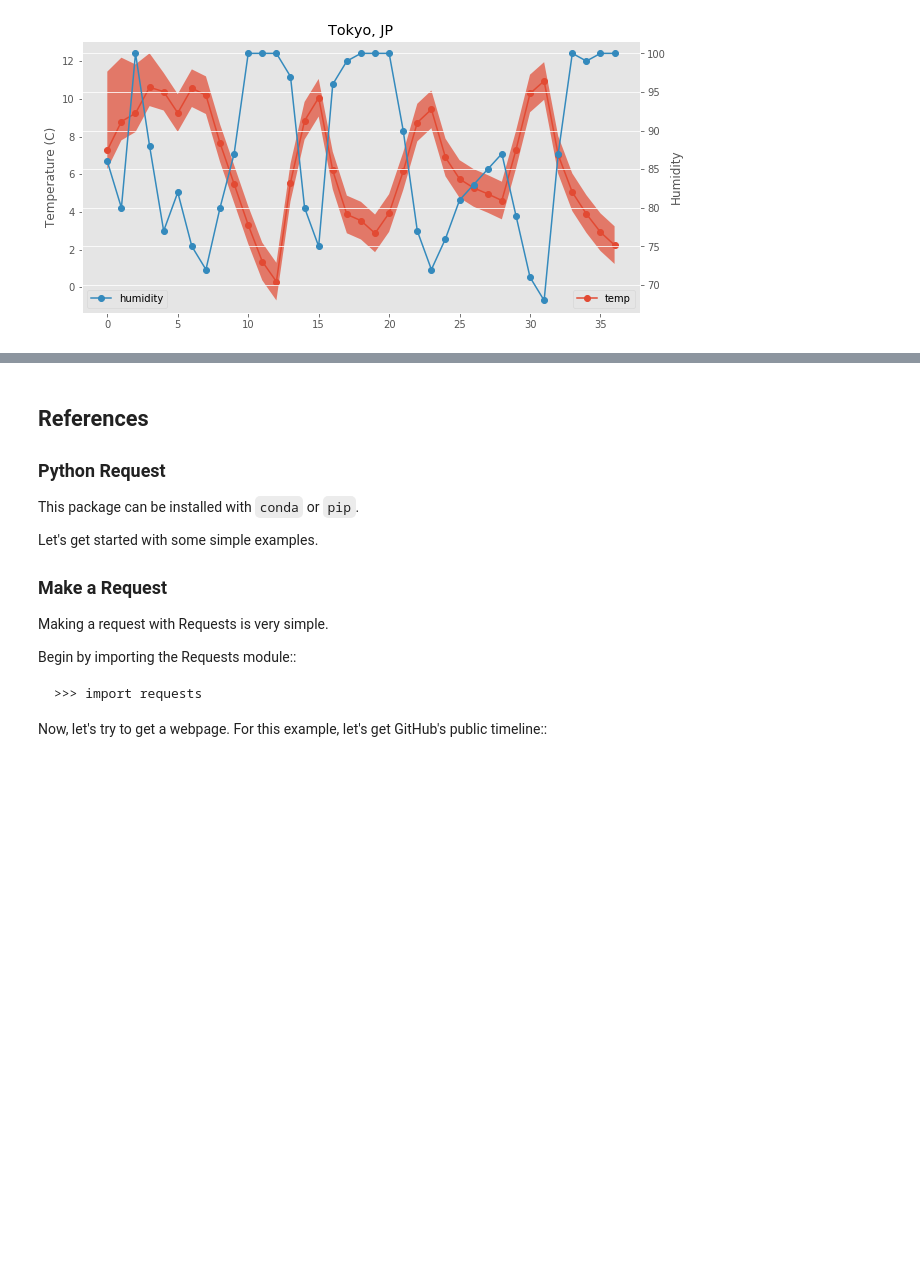
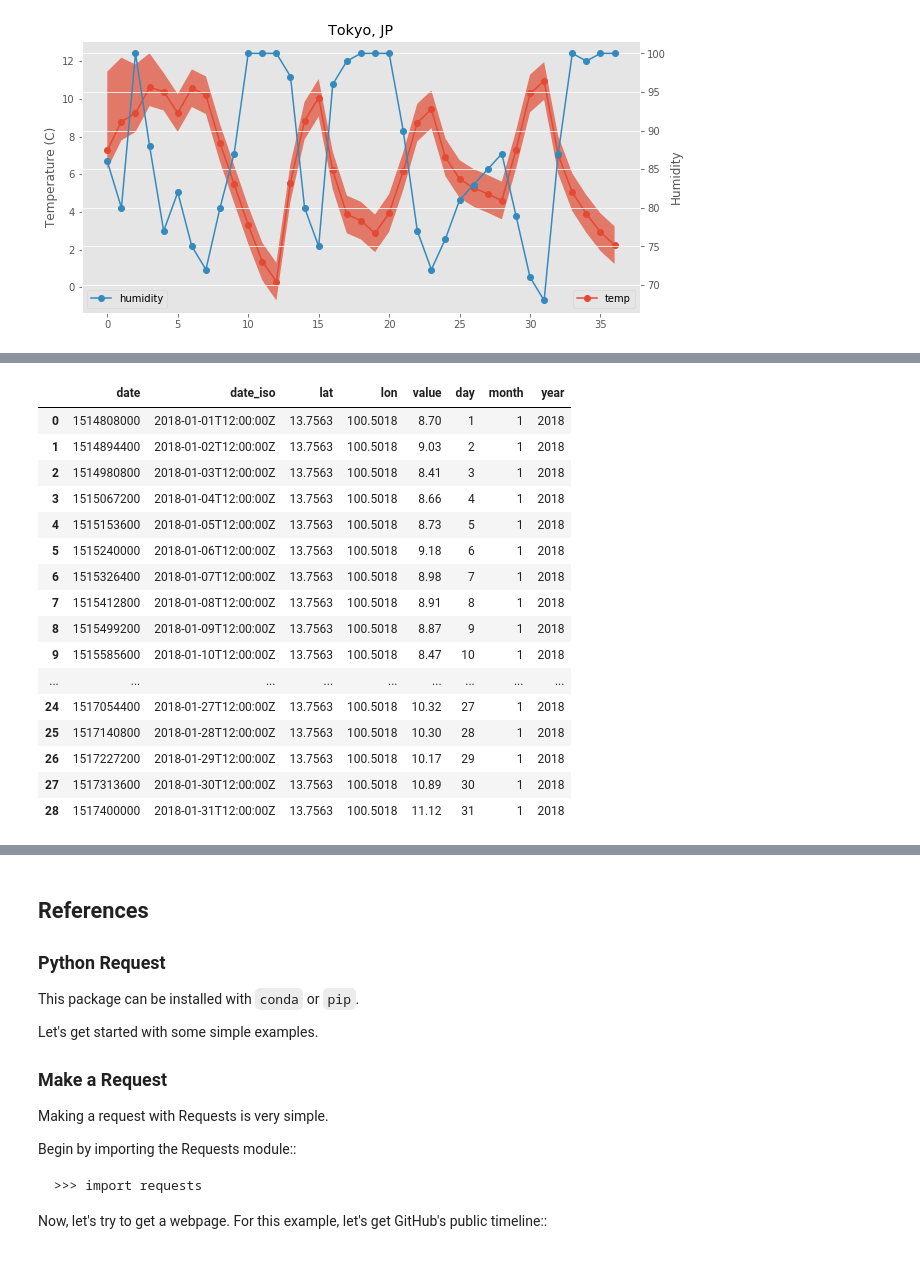
Before and after one commit to jarhan/data-mining, a Jupyter notebook: lect03/03-collecting-data.ipynb, the cells around one changed output, grey strips where cells are left out. Cells and saved outputs as stored; diff of their text form; code cells hidden in the pictures; blank space fills up the shorter version.

```diff
--- a/lect03/03-collecting-data.ipynb
+++ b/lect03/03-collecting-data.ipynb
@@ -1173,0 +1174,14 @@ plot_temp(tk_df, 'Tokyo', 'JP')
+# %%
+def req_uv(lat, lon, start, end):
+    APPID = '76a800cf3df38b59af1e951b9fcdbce6'
+    r = requests.get('http://api.openweathermap.org/data/2.5/uvi/history?appid='+APPID+'&lat='+str(lat)+'&lon='+str(lon)+'&start='+str(start)+'&end='+str(end))
+    data = r.json()
+    return data
+
+lat = 13.7563
+lon = 100.5018
+
+from_date = 1514764800
+to_date = 1546300799
+
+uv_data = req_uv(lat, lon, from_date, to_date)
@@ -1173,0 +1268,21 @@ plot_temp(tk_df, 'Tokyo', 'JP')
+# %%
+uv_df[uv_df['month']==1]
+# NO DATA on Jan 20th and 21st
+# %% [output]
+|  | date | date_iso | lat | lon | value | day | month | year |
+| 0 | 1514808000 | 2018-01-01T12:00:00Z | 13.7563 | 100.5018 | 8.70 | 1 | 1 | 2018 |
+| 1 | 1514894400 | 2018-01-02T12:00:00Z | 13.7563 | 100.5018 | 9.03 | 2 | 1 | 2018 |
+| 2 | 1514980800 | 2018-01-03T12:00:00Z | 13.7563 | 100.5018 | 8.41 | 3 | 1 | 2018 |
+| 3 | 1515067200 | 2018-01-04T12:00:00Z | 13.7563 | 100.5018 | 8.66 | 4 | 1 | 2018 |
+| 4 | 1515153600 | 2018-01-05T12:00:00Z | 13.7563 | 100.5018 | 8.73 | 5 | 1 | 2018 |
+| 5 | 1515240000 | 2018-01-06T12:00:00Z | 13.7563 | 100.5018 | 9.18 | 6 | 1 | 2018 |
+| 6 | 1515326400 | 2018-01-07T12:00:00Z | 13.7563 | 100.5018 | 8.98 | 7 | 1 | 2018 |
+| 7 | 1515412800 | 2018-01-08T12:00:00Z | 13.7563 | 100.5018 | 8.91 | 8 | 1 | 2018 |
+| 8 | 1515499200 | 2018-01-09T12:00:00Z | 13.7563 | 100.5018 | 8.87 | 9 | 1 | 2018 |
+| 9 | 1515585600 | 2018-01-10T12:00:00Z | 13.7563 | 100.5018 | 8.47 | 10 | 1 | 2018 |
+| ... | ... | ... | ... | ... | ... | ... | ... | ... |
+| 24 | 1517054400 | 2018-01-27T12:00:00Z | 13.7563 | 100.5018 | 10.32 | 27 | 1 | 2018 |
+| 25 | 1517140800 | 2018-01-28T12:00:00Z | 13.7563 | 100.5018 | 10.30 | 28 | 1 | 2018 |
+| 26 | 1517227200 | 2018-01-29T12:00:00Z | 13.7563 | 100.5018 | 10.17 | 29 | 1 | 2018 |
+| 27 | 1517313600 | 2018-01-30T12:00:00Z | 13.7563 | 100.5018 | 10.89 | 30 | 1 | 2018 |
+| 28 | 1517400000 | 2018-01-31T12:00:00Z | 13.7563 | 100.5018 | 11.12 | 31 | 1 | 2018 |
```
Also changed, not shown: parts of 8 cells of this notebook, 1 other file.
